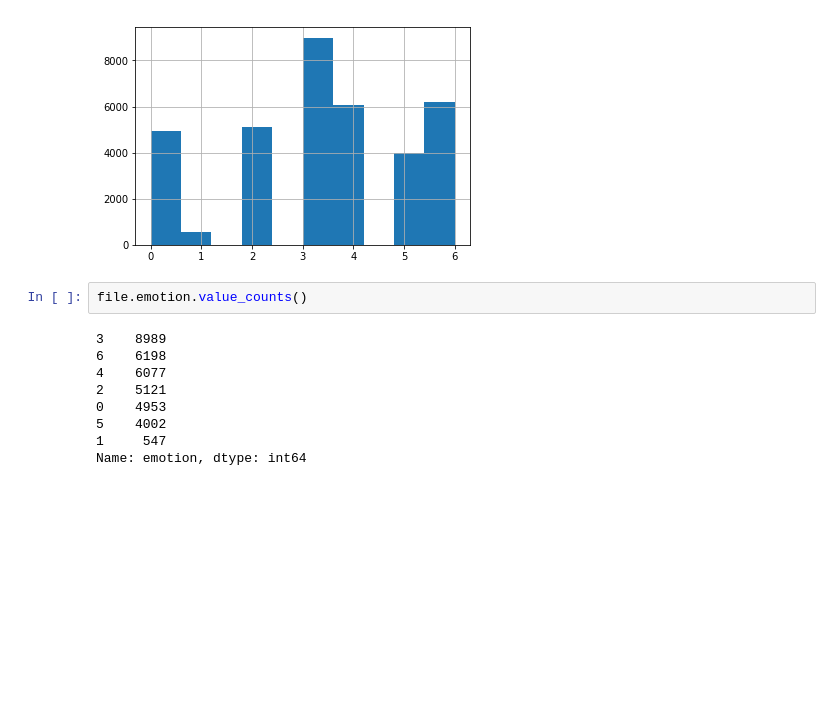
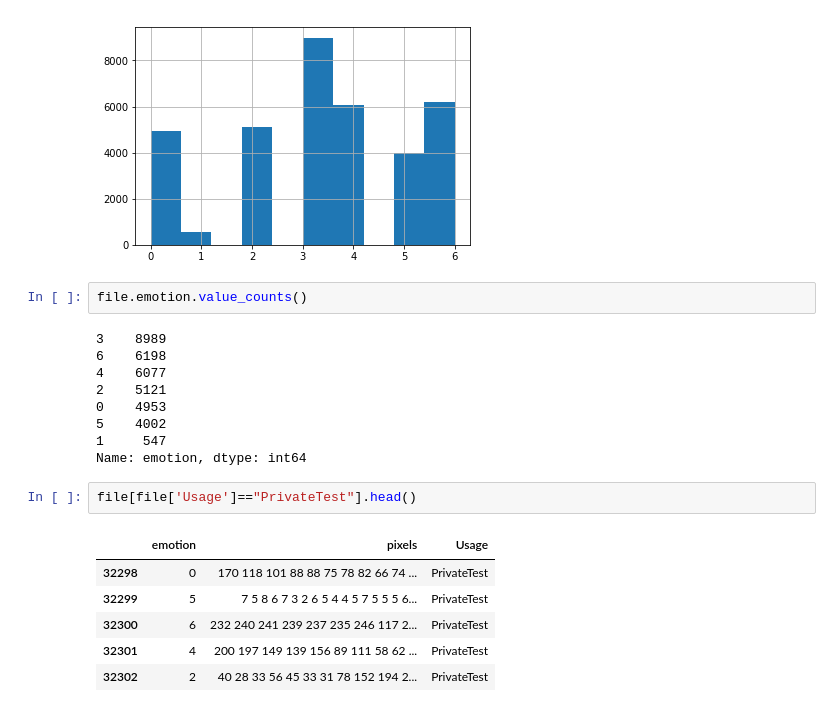
Before and after one commit to mpechoto/FacialRecognition, a Jupyter notebook: FacialRecognition.ipynb, the cells around one changed output. Saved outputs shown, nothing was run; the diff lists cells and outputs as text; blank space fills up the shorter version.

```diff
--- a/FacialRecognition.ipynb
+++ b/FacialRecognition.ipynb
@@ -47,3 +49,12 @@ file.emotion.value_counts()
 5    4002
 1     547
 Name: emotion, dtype: int64
+# %%
+file[file['Usage']=="PrivateTest"].head()
+# %% [output]
+|  | emotion | pixels | Usage |
+| 32298 | 0 | 170 118 101 88 88 75 78 82 66 74 ... | PrivateTest |
+| 32299 | 5 | 7 5 8 6 7 3 2 6 5 4 4 5 7 5 5 5 6... | PrivateTest |
+| 32300 | 6 | 232 240 241 239 237 235 246 117 2... | PrivateTest |
+| 32301 | 4 | 200 197 149 139 156 89 111 58 62 ... | PrivateTest |
+| 32302 | 2 | 40 28 33 56 45 33 31 78 152 194 2... | PrivateTest |
```
Also changed, not shown: parts of 6 cells of this notebook.
